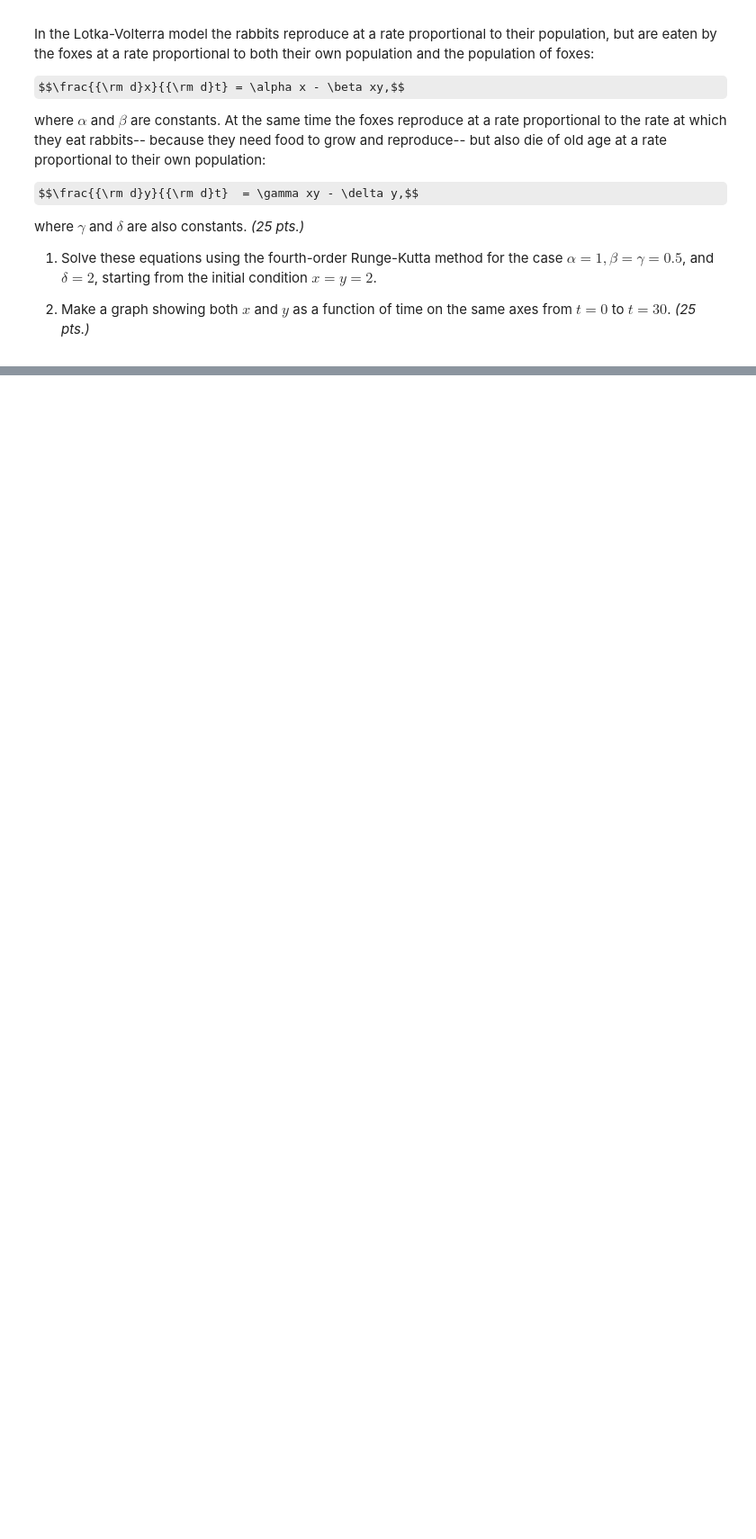
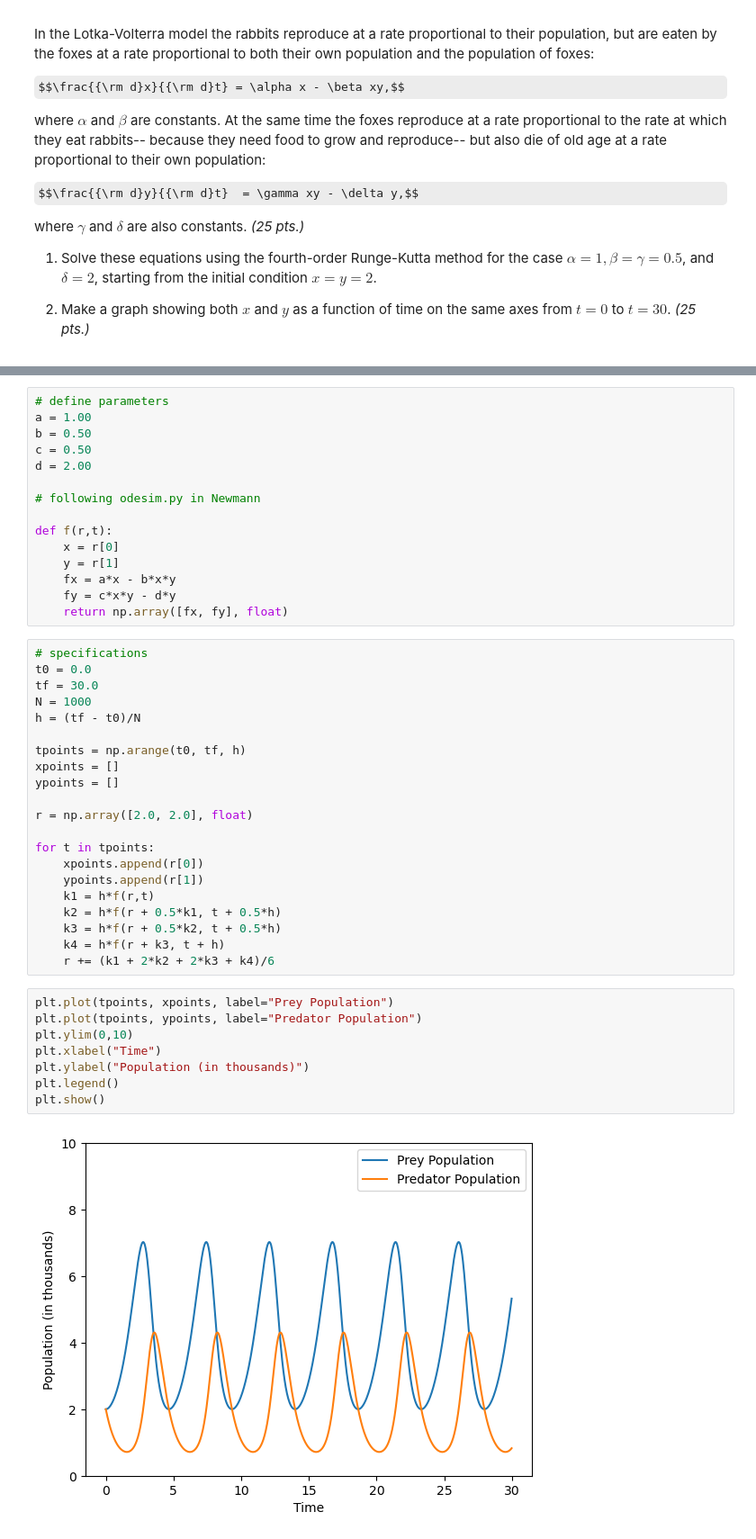
Before and after one commit to gcfbelinario/Applied-Physics-155, a Jupyter notebook: lab_assignment_module4_key.ipynb, the cells around one changed output, grey strips where cells are left out. Shown: that part at 90% size. Drawn from its saved outputs; the diff is of its cells as text; some formulas as TeX source; blank space fills up the shorter version.

```diff
--- a/lab_assignment_module4_key.ipynb
+++ b/lab_assignment_module4_key.ipynb
@@ -51,3 +55,49 @@ where $\gamma$ and $\delta$ are also constants. *(25 pts.)*
+# %%
+# define parameters
+a = 1.00
+b = 0.50
+c = 0.50
+d = 2.00
+
+# following odesim.py in Newmann
+
+def f(r,t):
+    x = r[0]
+    y = r[1]
+    fx = a*x - b*x*y
+    fy = c*x*y - d*y
+    return np.array([fx, fy], float)
+# %%
+# specifications
+t0 = 0.0
+tf = 30.0
+N = 1000
+h = (tf - t0)/N
+
+tpoints = np.arange(t0, tf, h)
+xpoints = []
+ypoints = []
+
+r = np.array([2.0, 2.0], float)
+
+for t in tpoints:
+    xpoints.append(r[0])
+    ypoints.append(r[1])
+    k1 = h*f(r,t)
+    k2 = h*f(r + 0.5*k1, t + 0.5*h)
+    k3 = h*f(r + 0.5*k2, t + 0.5*h)
+    k4 = h*f(r + k3, t + h)
+    r += (k1 + 2*k2 + 2*k3 + k4)/6
+# %%
+plt.plot(tpoints, xpoints, label="Prey Population")
+plt.plot(tpoints, ypoints, label="Predator Population")
+plt.ylim(0,10)
+plt.xlabel("Time")
+plt.ylabel("Population (in thousands)")
+plt.legend()
+plt.show()
+# %% [output]
+[figure, added]
 # %% [markdown]
 ### PROBLEM 2
 
```
Also changed, not shown: parts of 2 cells of this notebook.
